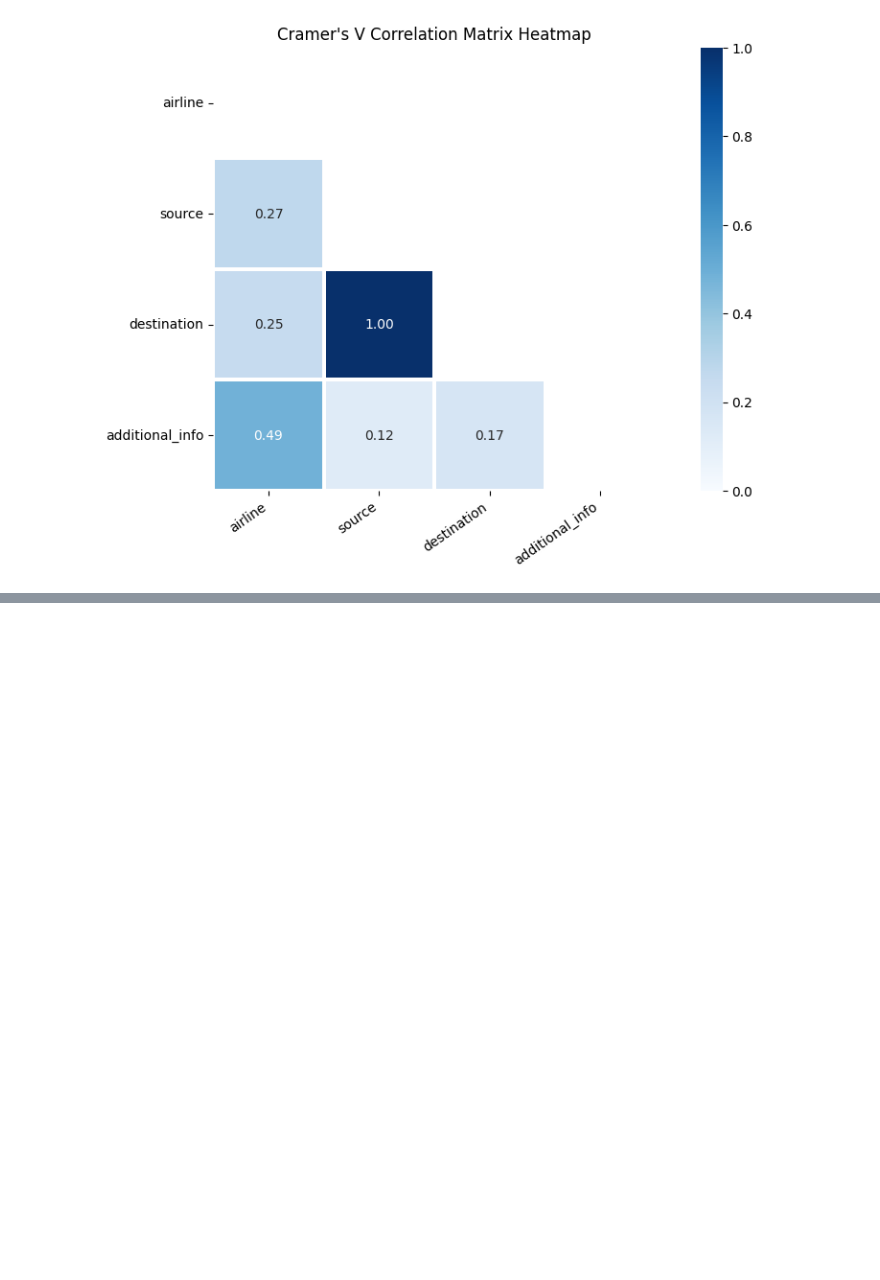
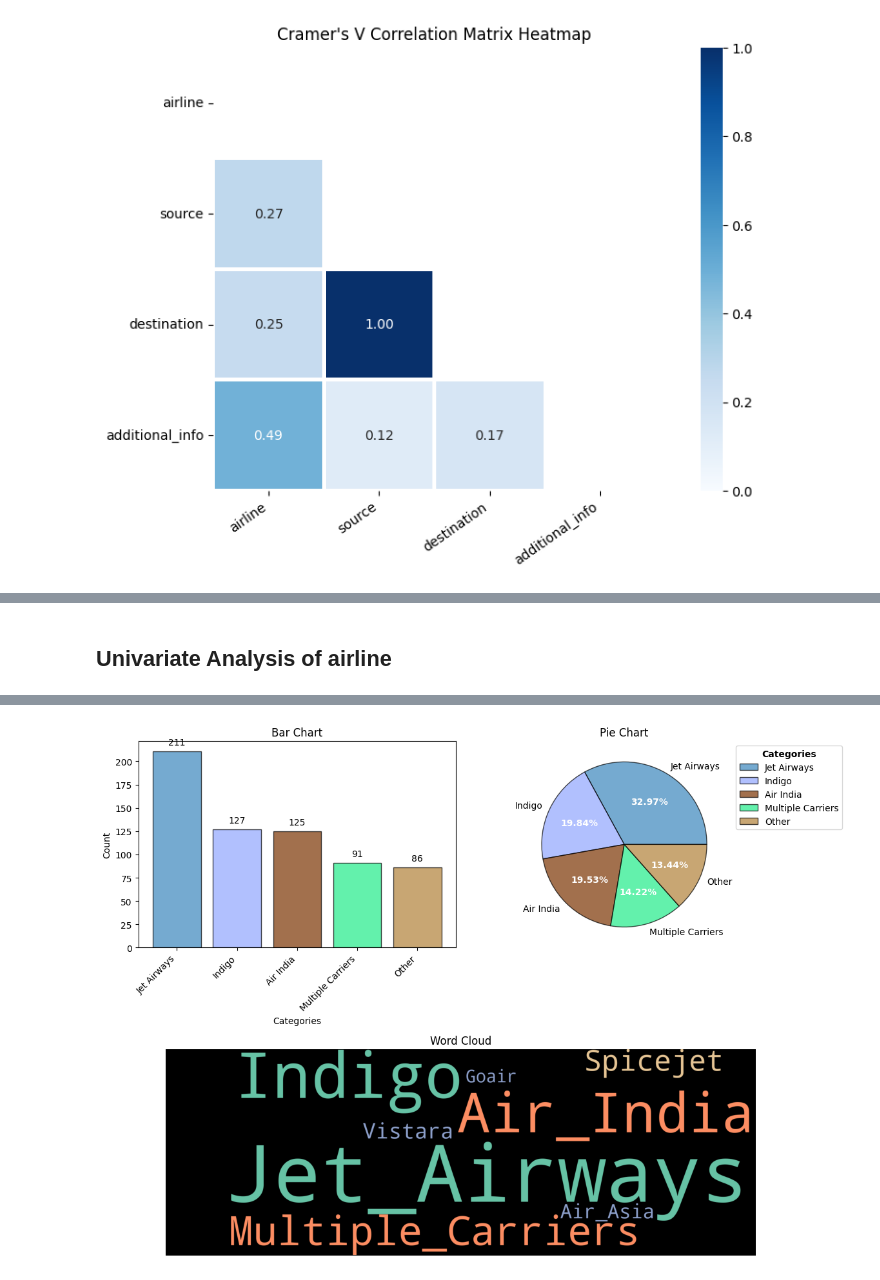
Before and after one commit to OptimisedLEarning/SAGEMAKER_Flight_price-_prediction, a Jupyter notebook: notebook/Eda.ipynb, the cells around one changed output, grey strips where cells are left out. Cells and saved outputs as stored; diff of their text form; code cells hidden in the pictures; blank space fills up the shorter version.

Commit message:
advanced eda  Univariate and bivariate analysis

```diff
--- a/notebook/Eda.ipynb
+++ b/notebook/Eda.ipynb
@@ -215,0 +281,4 @@ e.cramersV_heatmap(train)
+# %%
+e.cat_univar_plots(train,"airline")
+# %% [output]
+Univariate Analysis of airline
@@ -215,0 +286 @@ e.cramersV_heatmap(train)
+[figure, added]
```
Also changed, not shown: parts of 25 cells of this notebook.
